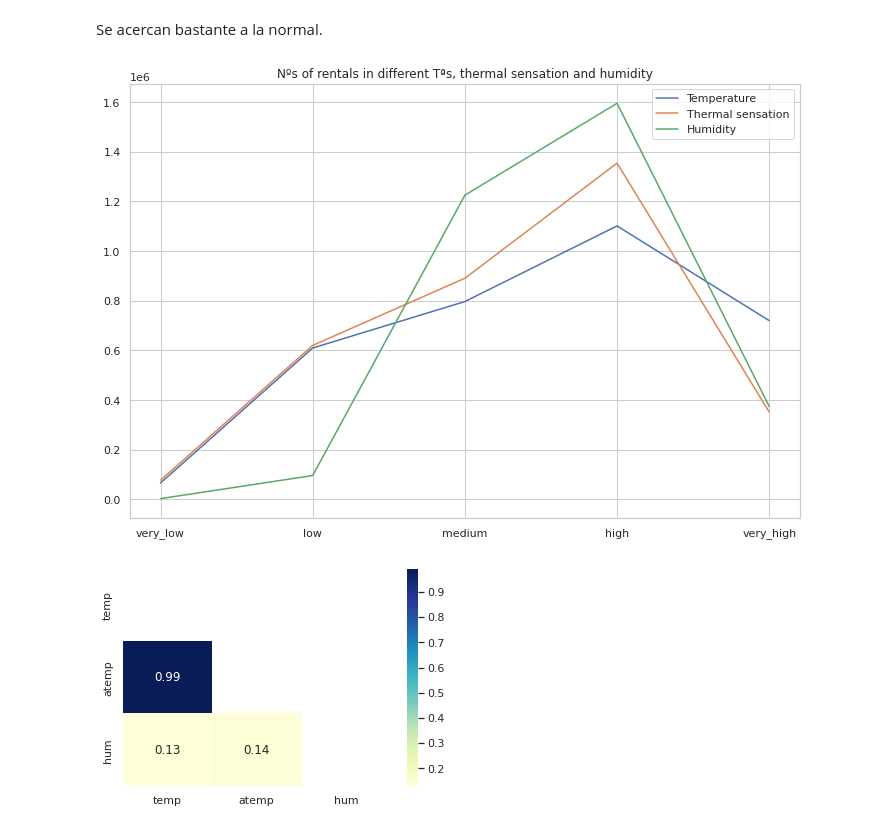
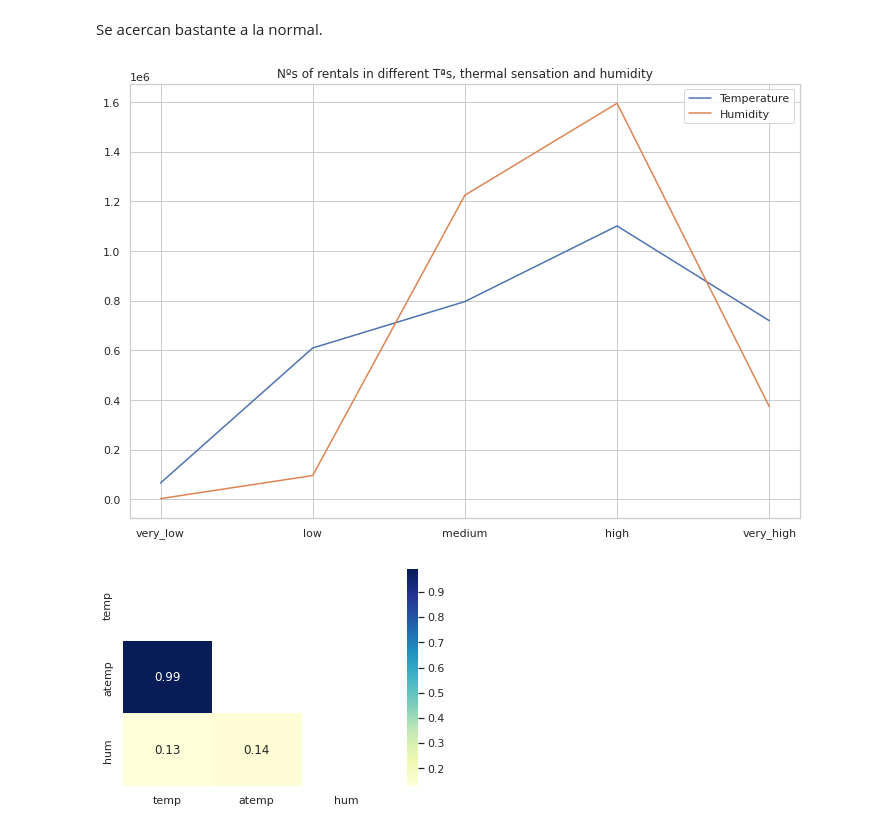
Before and after one commit to Adalab/project-da-promo-A-module-3-team-1, a Jupyter notebook: Proyecto_Final.ipynb, the cells around one changed output. Saved outputs shown, nothing was run; the diff lists cells and outputs as text; code cells hidden in the pictures.

```diff
--- a/Proyecto_Final.ipynb
+++ b/Proyecto_Final.ipynb
@@ -413,0 +389,2 @@ df_bike["temp_interval"] = pd.cut(df_bike["temp"], 5,labels = ["very_low", "low"
+# %%
+df_bike["temp_interval_num"] = pd.cut(df_bike["temp"], 5, ordered=True)
@@ -414,5 +397,5 @@ df_bike["temp_interval"] = pd.cut(df_bike["temp"], 5,labels = ["very_low", "low"
 # %%
-df_bike["atemp_interval"] = pd.cut(df_bike["atemp"], 5,labels = ["very_low", "low", "medium", "high", "very_high"], ordered=True)
+#df_bike["atemp_interval"] = pd.cut(df_bike["atemp"], 5,labels = ["very_low", "low", "medium", "high", "very_high"], ordered=True)
 # %%
 df_bike["hum_interval"] = pd.cut(df_bike["hum"], 5,labels = ["very_low", "low", "medium", "high", "very_high"], ordered=True)
 # %%
@@ -547,13 +498,13 @@ Se acercan bastante a la normal.
 # %%
 plt.figure(figsize=(12,8))
 plt.plot(df_group_temp, label = "Temperature")
-plt.plot(df_group_atemp, label = "Thermal sensation")
+#plt.plot(df_group_atemp, label = "Thermal sensation")
 plt.plot(df_group_hum, label = "Humidity")
 plt.title("Nºs of rentals in different Tªs, thermal sensation and humidity")
 plt.legend()
 plt.show()
 # %% [output]
-[figure, old version]
+[figure, new version]
 # %%
 mask = np.triu(np.ones_like(df_clima.corr(), dtype=np.bool))
 mask
```
Also changed, not shown: parts of 33 cells of this notebook, 1 other file.
